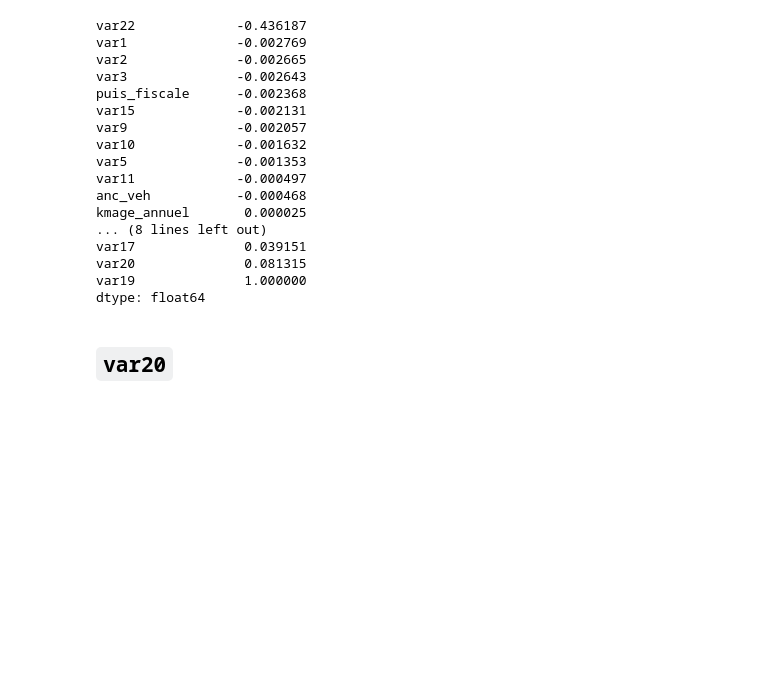
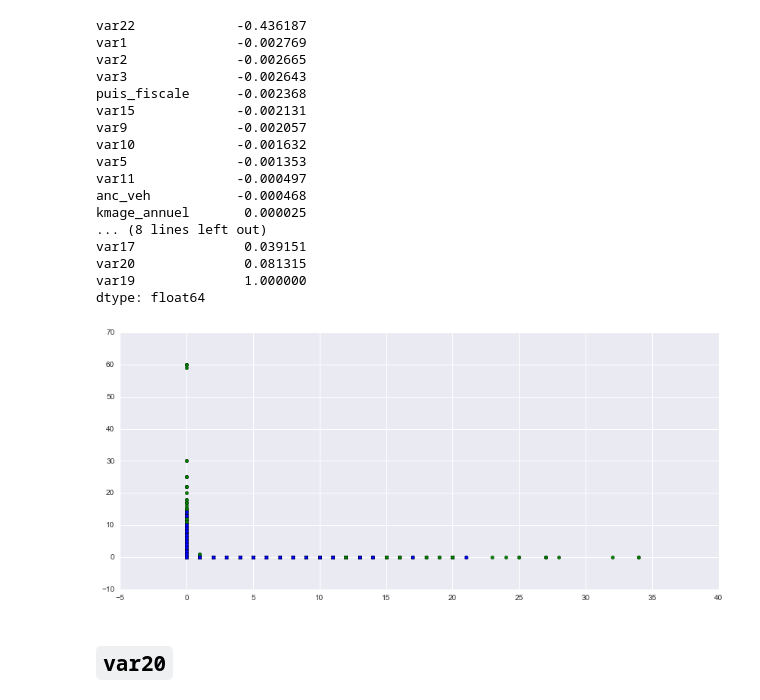
Before and after one commit to demidovakatya/competitions, a Jupyter notebook: eda_correlations.ipynb, the cells around one changed output. Drawn from its saved outputs; the diff is of its cells as text; code cells hidden in the pictures; blank space fills up the shorter version.

```diff
--- a/eda_correlations.ipynb
+++ b/eda_correlations.ipynb
@@ -673,6 +678,12 @@ var17              0.039151
 var20              0.081315
 var19              1.000000
 dtype: float64
+# %%
+plt.figure(figsize = (14, 6))
+plt.scatter(X.var19, X.var22, c='g');
+plt.scatter(X_test.var19, X_test.var22);
+# %% [output]
+[figure, added]
 # %% [markdown]
 ## `var20`
 # %%
```
Also changed, not shown: parts of 3 cells of this notebook.
